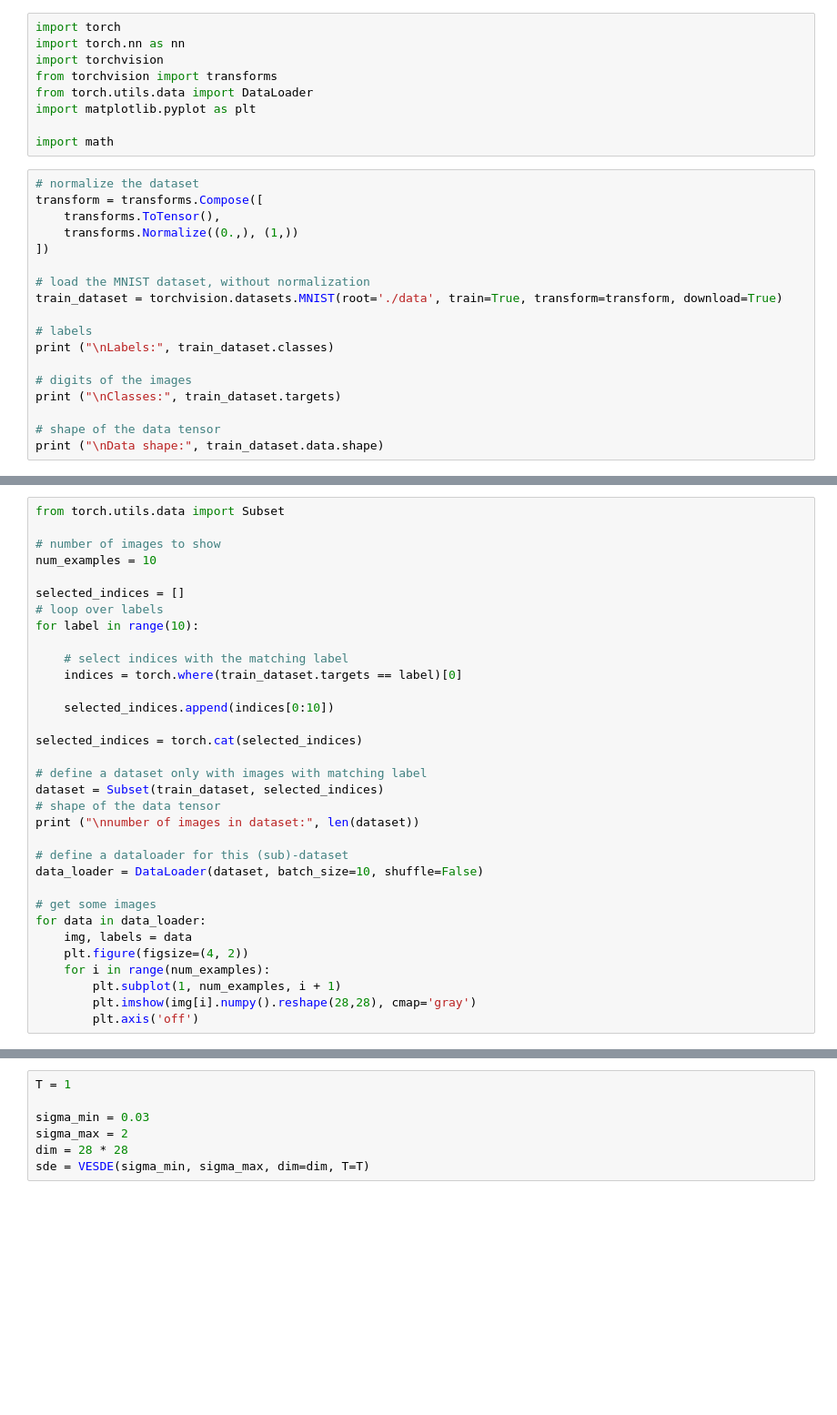
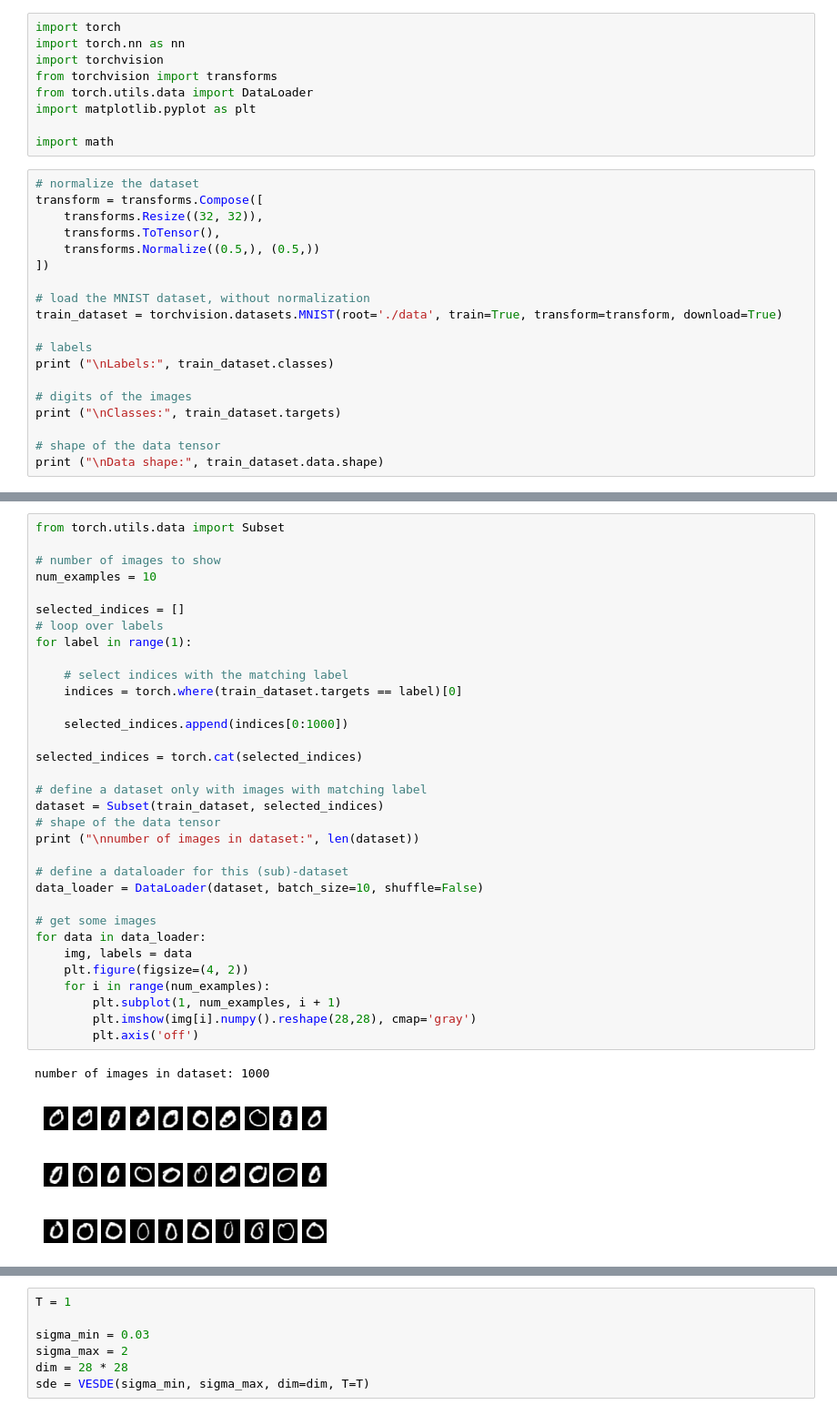
Before and after one commit to zwpku/course-FUB-summer2025, a Jupyter notebook: 06_diffusion_model_mnist.ipynb, the cells around one changed output, grey strips where cells are left out. Shown at 91% size. Saved outputs shown, nothing was run; the diff lists cells and outputs as text; blank space fills up the shorter version.

```diff
--- a/06_diffusion_model_mnist.ipynb
+++ b/06_diffusion_model_mnist.ipynb
@@ -10,8 +10,9 @@ import math
 # %%
 # normalize the dataset
 transform = transforms.Compose([
+    transforms.Resize((32, 32)),
     transforms.ToTensor(),
-    transforms.Normalize((0.,), (1,))
+    transforms.Normalize((0.5,), (0.5,))
 ])
 
 # load the MNIST dataset, without normalization
@@ -52,32 +64,37 @@ for i in range(num_examples):
 from torch.utils.data import Subset
 
 # number of images to show
 num_examples = 10
 
 selected_indices = []
 # loop over labels
-for label in range(10):
+for label in range(1):
 
     # select indices with the matching label
     indices = torch.where(train_dataset.targets == label)[0]
 
-    selected_indices.append(indices[0:10])
+    selected_indices.append(indices[0:1000])
 
 selected_indices = torch.cat(selected_indices)
 
 # define a dataset only with images with matching label
 dataset = Subset(train_dataset, selected_indices)
 # shape of the data tensor
 print ("\nnumber of images in dataset:", len(dataset))
 
 # define a dataloader for this (sub)-dataset
 data_loader = DataLoader(dataset, batch_size=10, shuffle=False)
 
 # get some images
 for data in data_loader:
     img, labels = data
     plt.figure(figsize=(4, 2))
     for i in range(num_examples):
         plt.subplot(1, num_examples, i + 1)
         plt.imshow(img[i].numpy().reshape(28,28), cmap='gray')
         plt.axis('off')
+# %% [output]
+number of images in dataset: 1000
+[figure, added]
+[figure, added]
+[figure, added]
```
Also changed, not shown: parts of 11 cells of this notebook.
